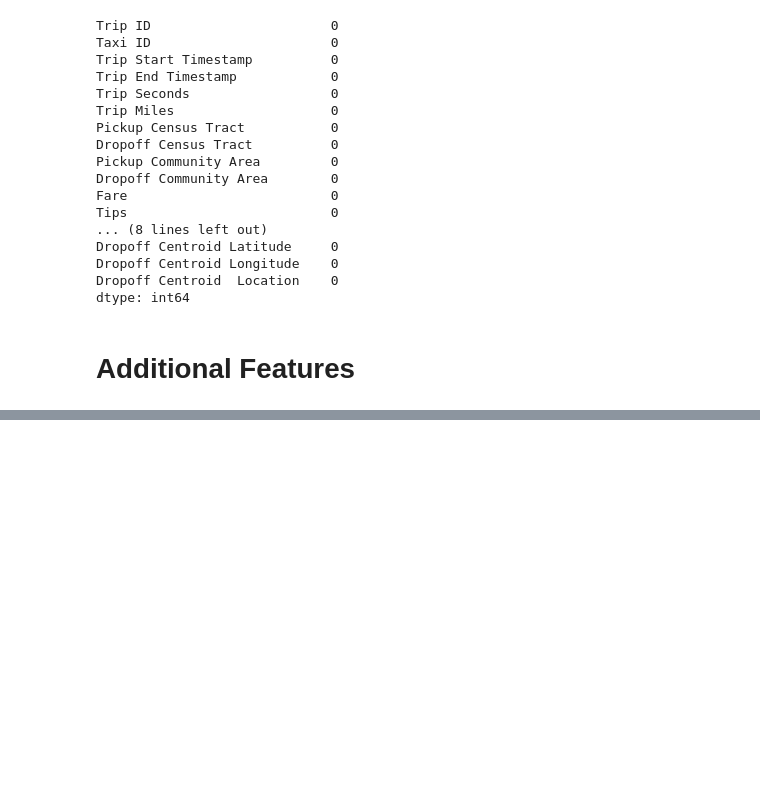
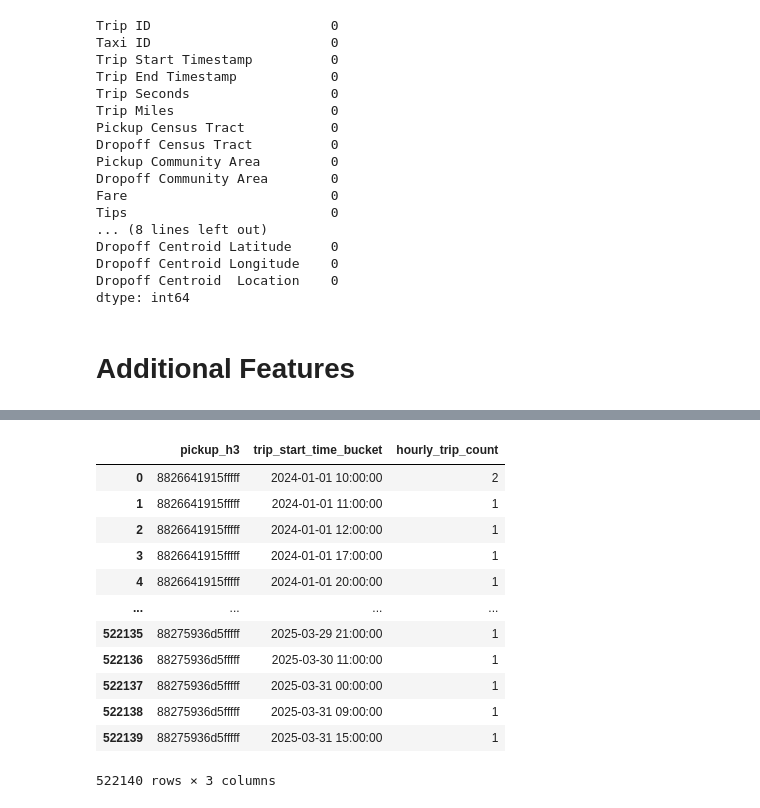
Before and after one commit to Vigro08/AAA-Team-Assignment, a Jupyter notebook: Data_Cleanup_Trips.ipynb, the cells around one changed output, grey strips where cells are left out. Saved outputs shown, nothing was run; the diff lists cells and outputs as text; code cells hidden in the pictures; blank space fills up the shorter version.

Commit message:
added full preparation for prediction

```diff
--- a/Data_Cleanup_Trips.ipynb
+++ b/Data_Cleanup_Trips.ipynb
@@ -385,6 +381,3 @@ Dropoff Centroid  Location    0
 dtype: int64
 # %% [markdown]
 # Additional Features
-# %%
-# Calculate trip duration in seconds
-full_df['Trip Duration'] = (full_df['Trip End Timestamp'] - full_df['Trip Start Timestamp']).dt.total_seconds()
@@ -458,0 +412,25 @@ full_df.to_csv("Chicago_Trips.csv", index=False)
+# %%
+# Floor the start time to a time bucket
+full_df['trip_start_time_bucket'] = full_df['Trip Start Timestamp'].dt.floor('H')
+
+# Group by pickup_h3 and time bucket, count trips
+trip_counts = full_df.groupby(['pickup_h3', 'trip_start_time_bucket']).size().reset_index(name='hourly_trip_count')
+
+# Merge back to main DataFrame to add the count to each row
+chicago = full_df.merge(trip_counts, on=['pickup_h3', 'trip_start_time_bucket'], how='left')
+# %%
+trip_counts
+# %% [output]
+|  | pickup_h3 | trip_start_time_bucket | hourly_trip_count |
+| 0 | 8826641915fffff | 2024-01-01 10:00:00 | 2 |
+| 1 | 8826641915fffff | 2024-01-01 11:00:00 | 1 |
+| 2 | 8826641915fffff | 2024-01-01 12:00:00 | 1 |
+| 3 | 8826641915fffff | 2024-01-01 17:00:00 | 1 |
+| 4 | 8826641915fffff | 2024-01-01 20:00:00 | 1 |
+| ... | ... | ... | ... |
+| 522135 | 88275936d5fffff | 2025-03-29 21:00:00 | 1 |
+| 522136 | 88275936d5fffff | 2025-03-30 11:00:00 | 1 |
+| 522137 | 88275936d5fffff | 2025-03-31 00:00:00 | 1 |
+| 522138 | 88275936d5fffff | 2025-03-31 09:00:00 | 1 |
+| 522139 | 88275936d5fffff | 2025-03-31 15:00:00 | 1 |
+522140 rows × 3 columns
```
Also changed, not shown: parts of 13 cells of this notebook.
